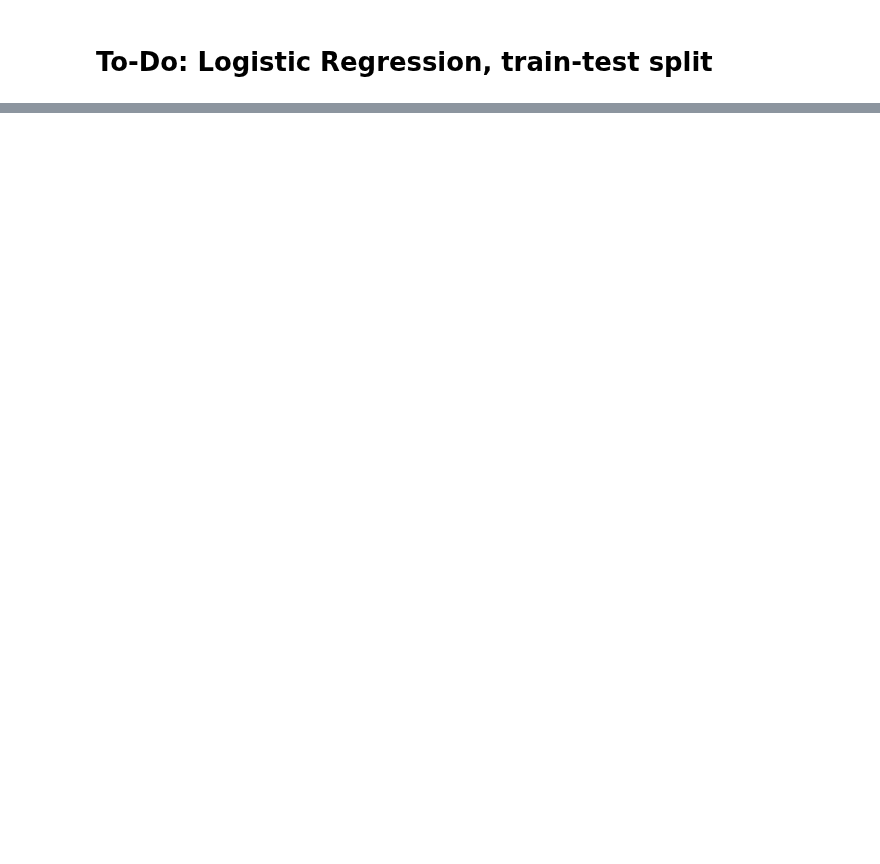
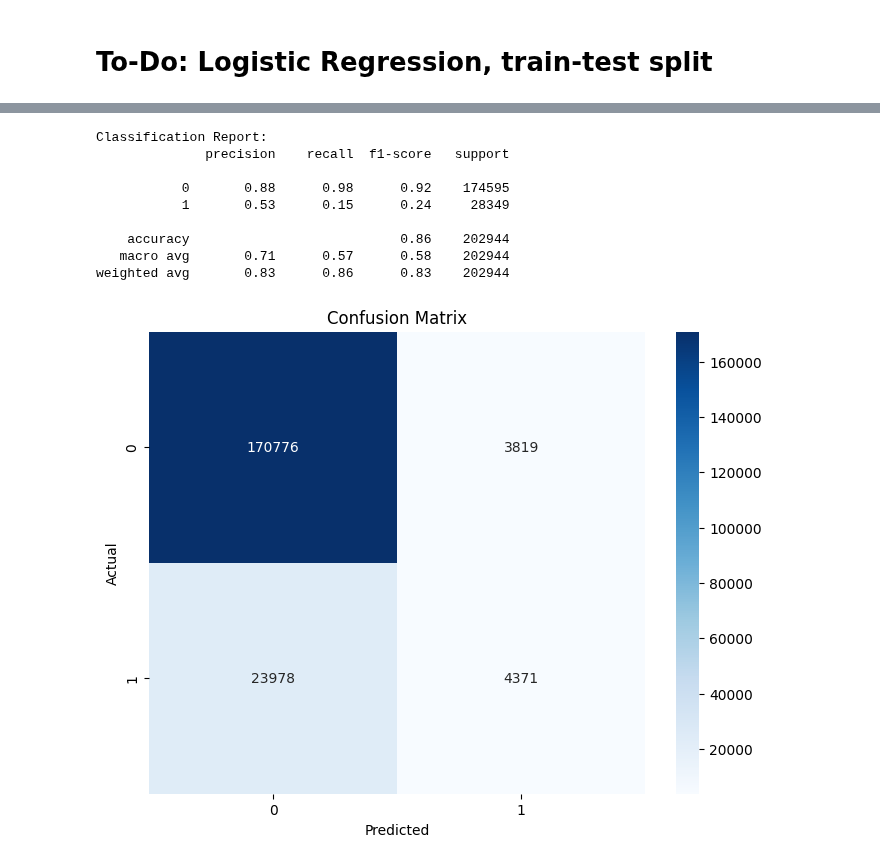
Before and after one commit to clemensbue/BBAN3001_Group_Assignment, a Jupyter notebook: Group_Assignment.ipynb, the cells around one changed output, grey strips where cells are left out. Drawn from its saved outputs; the diff is of its cells as text; code cells hidden in the pictures; blank space fills up the shorter version.

```diff
--- a/Group_Assignment.ipynb
+++ b/Group_Assignment.ipynb
@@ -179,0 +255,8 @@ hier weiter machen
+# %%
+# Predict the training results
+y_pred_train = logreg.predict(X_train)
+# %%
+# Evaluating the training model
+accuracy_train = accuracy_score(y_train, y_pred_train)
+conf_matrix_train = confusion_matrix(y_train, y_pred_train)
+class_report_train = classification_report(y_train, y_pred_train)
@@ -179,0 +281,20 @@ hier weiter machen
+# %%
+# visualize confusion matrix
+plt.figure(figsize=(8,6))
+sns.heatmap(conf_matrix_train, annot=True, cmap='Blues', fmt='g')
+plt.xlabel('Predicted')
+plt.ylabel('Actual')
+plt.title('Confusion Matrix');
+
+print(f'Classification Report: \n{class_report_train}')
+# %% [output]
+Classification Report:
+              precision    recall  f1-score   support
+
+           0       0.88      0.98      0.92    174595
+           1       0.53      0.15      0.24     28349
+
+    accuracy                           0.86    202944
+   macro avg       0.71      0.57      0.58    202944
+weighted avg       0.83      0.86      0.83    202944
+[figure, added]
```
Also changed, not shown: parts of 28 cells of this notebook.
